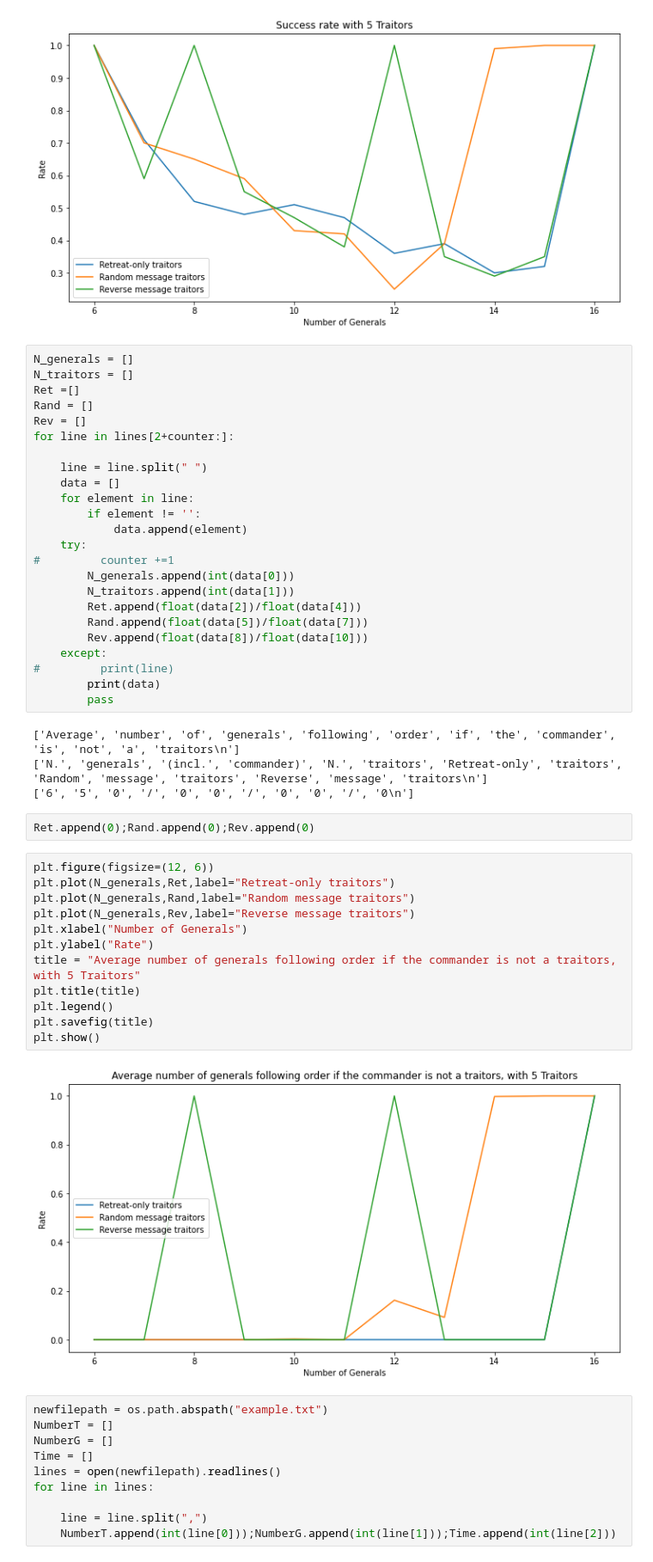
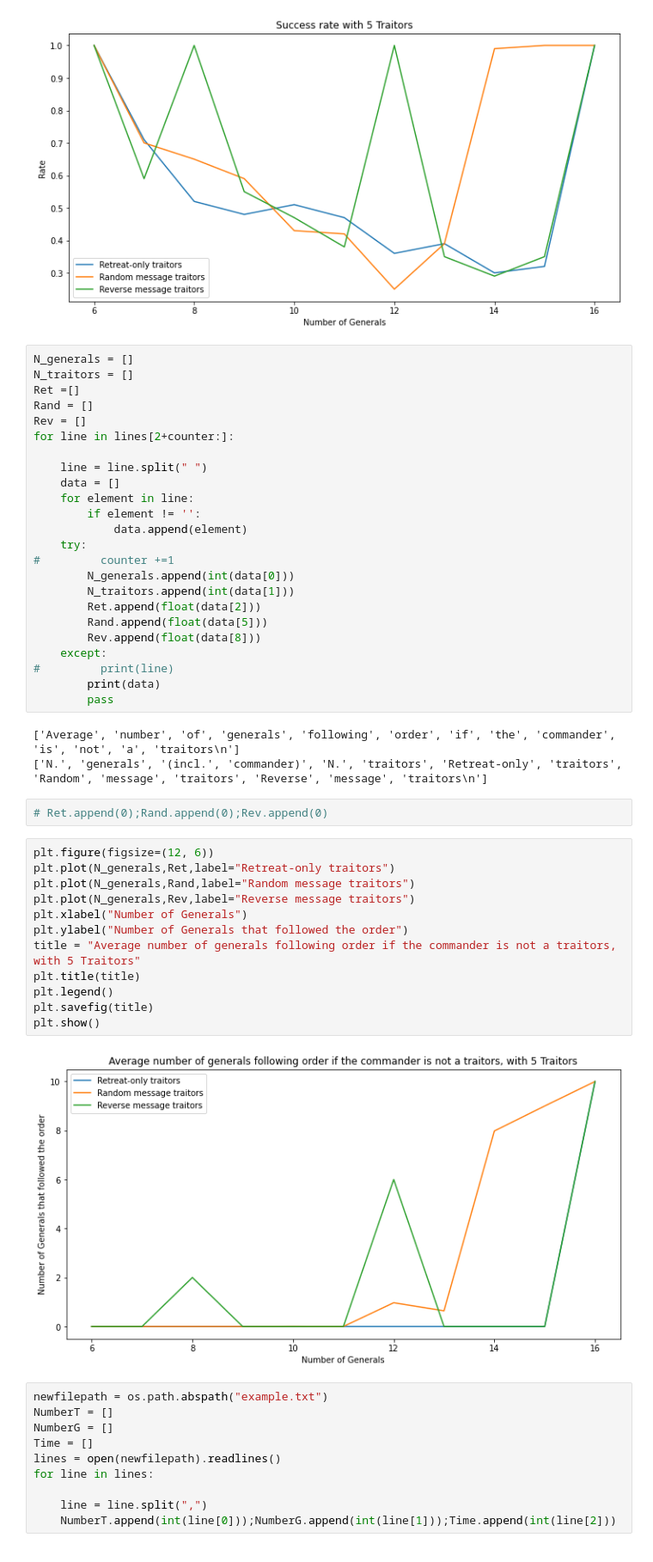
Before and after one commit to Tarcisio-Teixeira/Byzantine-generals-problem, a Jupyter notebook: Plots.ipynb, the cells around one changed output. Shown at 86% size. Saved outputs shown, nothing was run; the diff lists cells and outputs as text.

Commit message:
fixed plots

```diff
--- a/Plots.ipynb
+++ b/Plots.ipynb
@@ -63,9 +63,9 @@ for line in lines[2+counter:]:
 #         counter +=1
         N_generals.append(int(data[0]))
         N_traitors.append(int(data[1]))
-        Ret.append(float(data[2])/float(data[4]))
-        Rand.append(float(data[5])/float(data[7]))
-        Rev.append(float(data[8])/float(data[10]))
+        Ret.append(float(data[2]))
+        Rand.append(float(data[5]))
+        Rev.append(float(data[8]))
     except:
 #         print(line)
         print(data)
@@ -73,23 +73,22 @@ for line in lines[2+counter:]:
 # %% [output]
 ['Average', 'number', 'of', 'generals', 'following', 'order', 'if', 'the', 'commander', 'is', 'not', 'a', 'traitors\n']
 ['N.', 'generals', '(incl.', 'commander)', 'N.', 'traitors', 'Retreat-only', 'traitors', 'Random', 'message', 'traitors', 'Reverse', 'message', 'traitors\n']
-['6', '5', '0', '/', '0', '0', '/', '0', '0', '/', '0\n']
 # %%
-Ret.append(0);Rand.append(0);Rev.append(0)
+# Ret.append(0);Rand.append(0);Rev.append(0)
 # %%
 plt.figure(figsize=(12, 6))
 plt.plot(N_generals,Ret,label="Retreat-only traitors")
 plt.plot(N_generals,Rand,label="Random message traitors")
 plt.plot(N_generals,Rev,label="Reverse message traitors")
 plt.xlabel("Number of Generals")
-plt.ylabel("Rate")
+plt.ylabel("Number of Generals that followed the order")
 title = "Average number of generals following order if the commander is not a traitors, with 5 Traitors"
 plt.title(title)
 plt.legend()
 plt.savefig(title)
 plt.show()
 # %% [output]
-[figure, old version]
+[figure, new version]
 # %%
 newfilepath = os.path.abspath("example.txt")
 NumberT = []
```
Also changed, not shown: parts of 1 cell of this notebook, 2 other files.
